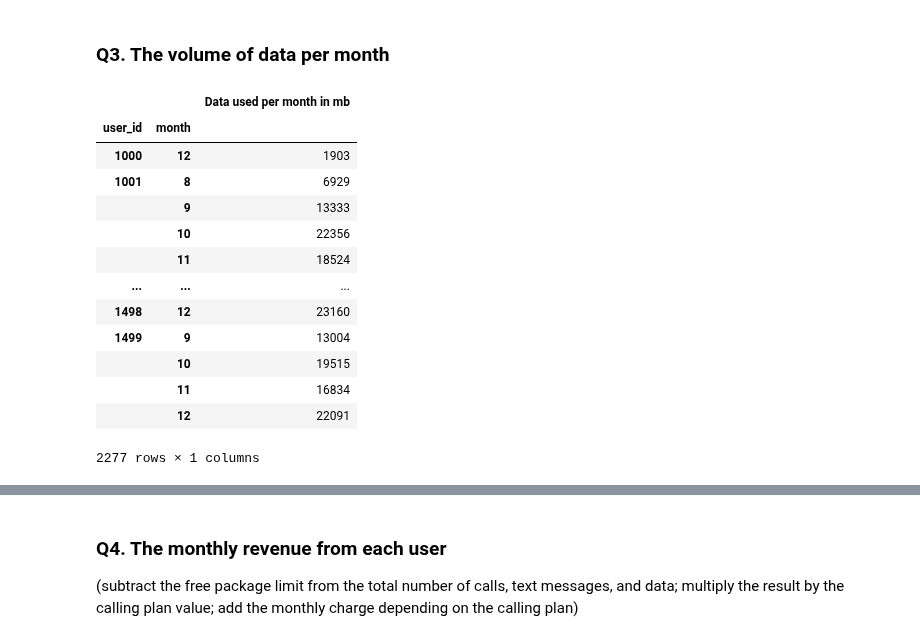
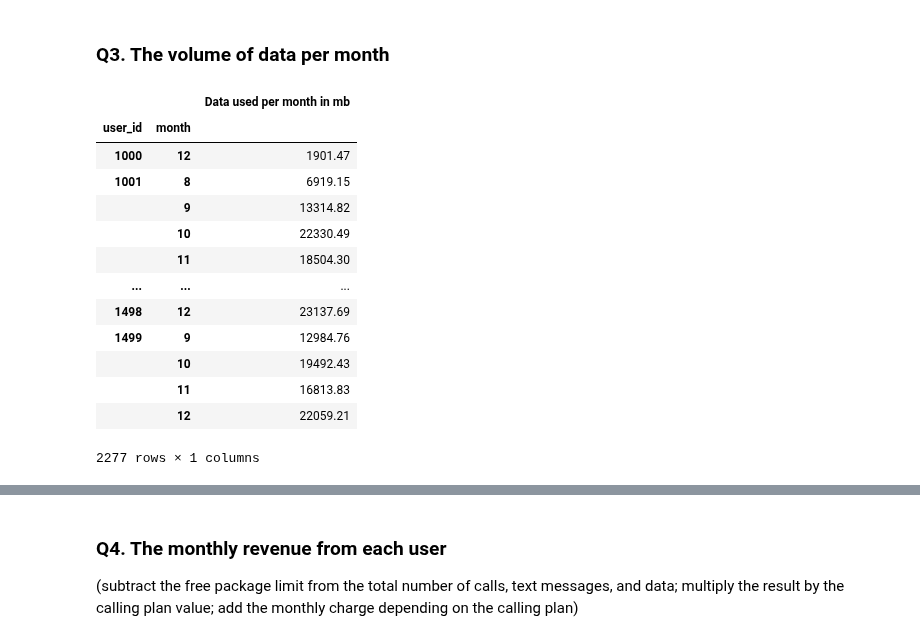
Before and after one commit to rainbowmoonlight/Yandex_Practicum_Projects, a Jupyter notebook: 03 Telecom Statistical Data Analysis/Telecom Statistical Data Analysis.ipynb, the cells around one changed output, grey strips where cells are left out. Saved outputs shown, nothing was run; the diff lists cells and outputs as text; code cells hidden in the pictures.

```diff
--- a/03 Telecom Statistical Data Analysis/Telecom Statistical Data Analysis.ipynb
+++ b/03 Telecom Statistical Data Analysis/Telecom Statistical Data Analysis.ipynb
@@ -695,7 +695,7 @@ Name: made_calls, dtype: int64
 - Rounded up calls duration and internet mb_used
 # %%
 calls['duration'] = np.ceil(calls['duration']).astype(int)
-internet['mb_used'] = np.ceil(internet['mb_used']).astype(int)
+internet['gb_used'] = np.ceil(internet['mb_used']).astype(int)
 # %% [markdown]
 ### Q1. The number of calls made and minutes used per month <a class="anchor" id="q1"></a>
 # %%
@@ -743,20 +743,21 @@ messages_usage
 # %%
 internet['month'] = pd.DatetimeIndex(internet['session_date']).month
 # %%
-internet_usage = internet.groupby(['user_id','month']).agg({'mb_used':'sum'}).rename(columns={'mb_used':'Data used per month in mb'})
-internet_usage
+# in mb
+internet_usage_mb = internet.groupby(['user_id','month']).agg({'mb_used':'sum'}).rename(columns={'mb_used':'Data used per month in mb'})
+internet_usage_mb
 # %% [output]
 |  |  | Data used per month in mb |
 | user_id | month |  |
-| 1000 | 12 | 1903 |
-| 1001 | 8 | 6929 |
-|  | 9 | 13333 |
-|  | 10 | 22356 |
-|  | 11 | 18524 |
+| 1000 | 12 | 1901.47 |
+| 1001 | 8 | 6919.15 |
+|  | 9 | 13314.82 |
+|  | 10 | 22330.49 |
+|  | 11 | 18504.30 |
 | ... | ... | ... |
-| 1498 | 12 | 23160 |
-| 1499 | 9 | 13004 |
-|  | 10 | 19515 |
-|  | 11 | 16834 |
-|  | 12 | 22091 |
+| 1498 | 12 | 23137.69 |
+| 1499 | 9 | 12984.76 |
+|  | 10 | 19492.43 |
+|  | 11 | 16813.83 |
+|  | 12 | 22059.21 |
 2277 rows × 1 columns
```
Also changed, not shown: parts of 42 cells of this notebook.
